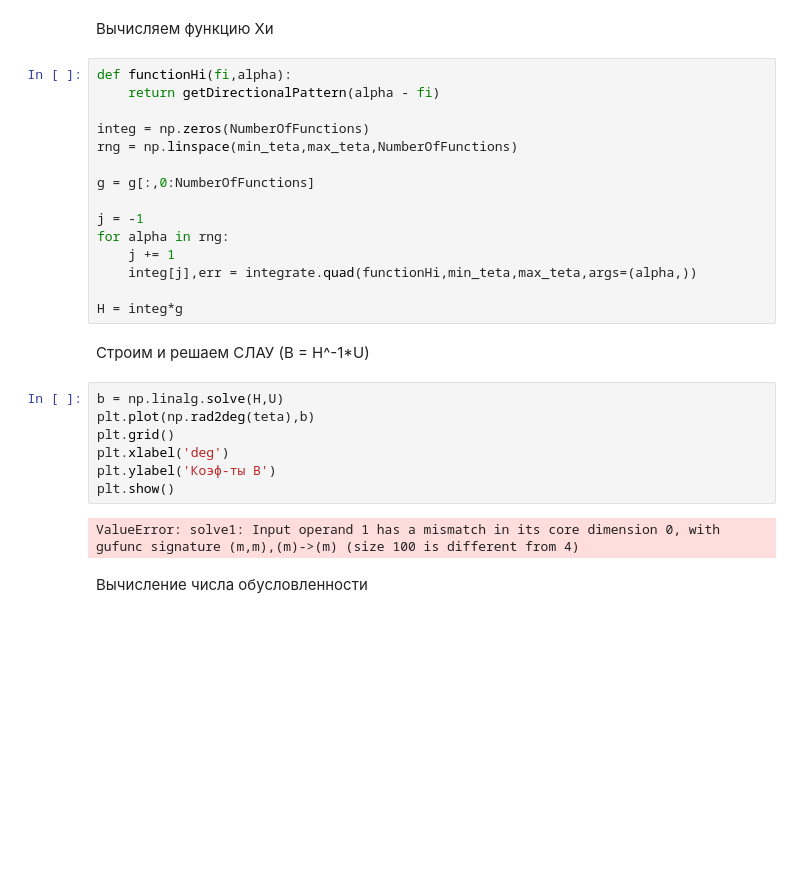
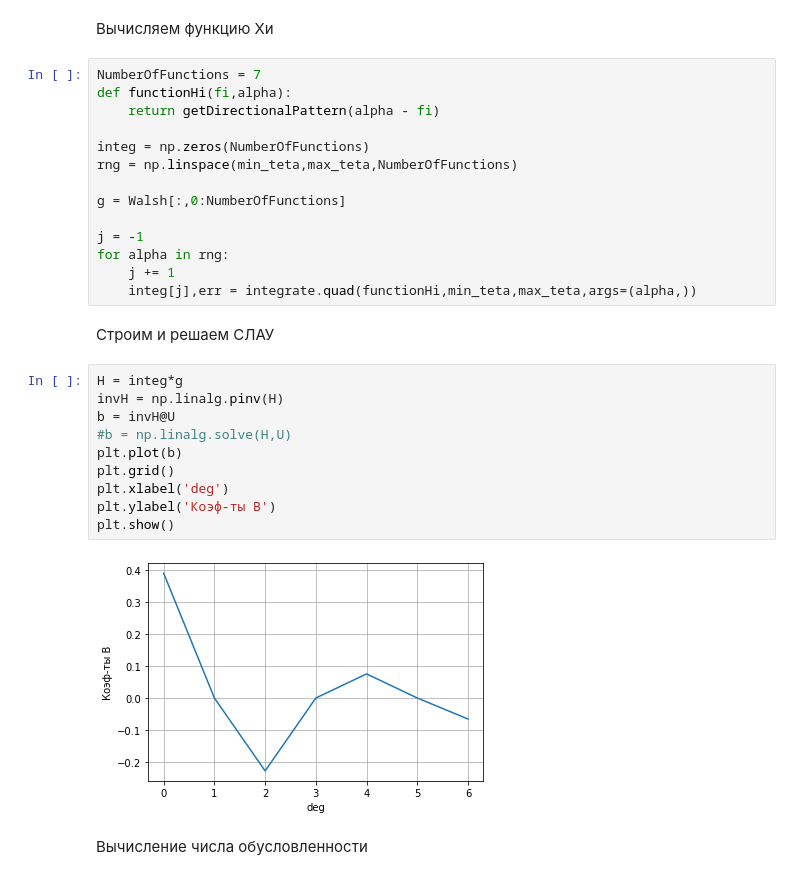
Before and after one commit to SergeyGorchakov/AntennaSimulation, a Jupyter notebook: AntennaSimulator.ipynb, the cells around one changed output. Cells and saved outputs as stored; diff of their text form; blank space fills up the shorter version.

```diff
--- a/AntennaSimulator.ipynb
+++ b/AntennaSimulator.ipynb
@@ -190,31 +158,33 @@ ValueError: n must be an positive integer, and n must be a power of 2
 # %% [markdown]
 Вычисляем функцию Хи
 # %%
+NumberOfFunctions = 7
 def functionHi(fi,alpha):
     return getDirectionalPattern(alpha - fi)
 
 integ = np.zeros(NumberOfFunctions)
 rng = np.linspace(min_teta,max_teta,NumberOfFunctions)
 
-g = g[:,0:NumberOfFunctions]
+g = Walsh[:,0:NumberOfFunctions]
 
 j = -1
 for alpha in rng:
     j += 1
     integ[j],err = integrate.quad(functionHi,min_teta,max_teta,args=(alpha,))
-
-H = integ*g
 # %% [markdown]
-Строим и решаем СЛАУ (B = H^-1*U)
+Строим и решаем СЛАУ
 # %%
-b = np.linalg.solve(H,U)
-plt.plot(np.rad2deg(teta),b)
+H = integ*g
+invH = np.linalg.pinv(H)
+b = invH@U
+#b = np.linalg.solve(H,U)
+plt.plot(b)
 plt.grid()
 plt.xlabel('deg')
 plt.ylabel('Коэф-ты B')
 plt.show()
 # %% [output]
-ValueError: solve1: Input operand 1 has a mismatch in its core dimension 0, with gufunc signature (m,m),(m)->(m) (size 100 is different from 4)
+[figure, added]
 # %% [markdown]
 Вычисление числа обусловленности
 # %%
```
Also changed, not shown: parts of 8 cells of this notebook.
